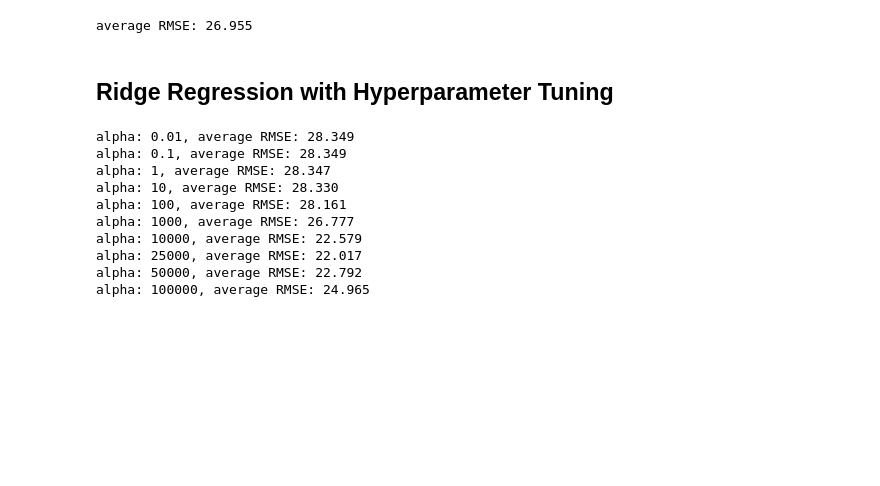
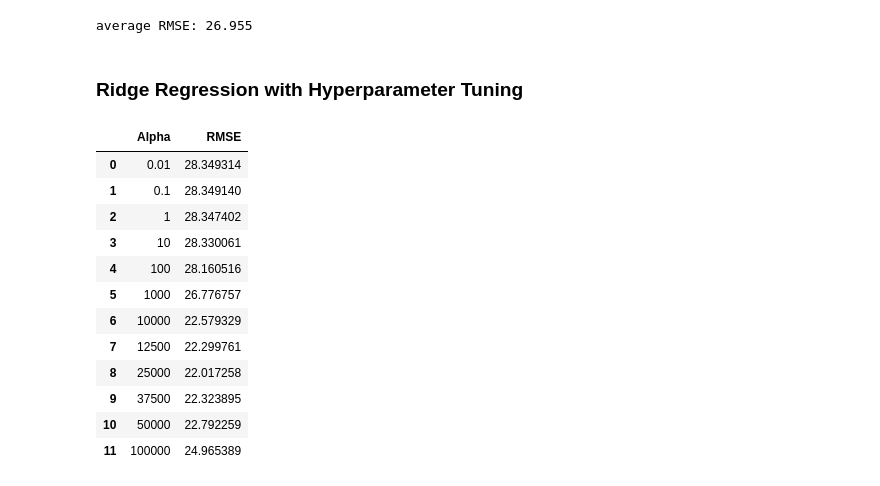
Before and after one commit to alex-lt-kong/data-science, a Jupyter notebook: linear-regression-assumptions/linear-regression-assumptions.ipynb, the cells around one changed output. Saved outputs shown, nothing was run; the diff lists cells and outputs as text; code cells hidden in the pictures; blank space fills up the shorter version.

```diff
--- a/linear-regression-assumptions/linear-regression-assumptions.ipynb
+++ b/linear-regression-assumptions/linear-regression-assumptions.ipynb
@@ -500,40 +500,40 @@ print(f'average RMSE: {rmse:.3f}')
 # %% [output]
 average RMSE: 26.955
 # %% [markdown]
-## Ridge Regression with Hyperparameter Tuning
+### Ridge Regression with Hyperparameter Tuning
 # %%
-from sklearn.linear_model import Ridge
-
-alphas = [0.01, 0.1, 1, 10, 100, 1000, 10000, 25000, 50000, 100000]
+from sklearn.model_selection import GridSearchCV
 
 #ridge = Ridge(alpha=0.23427, fit_intercept=False)
 #ridge_fit = ridge.fit(X=sm.add_constant(X), y=y.values.ravel())
 #rmse = np.average(cross_val_score(estimator=ridge, X=sm.add_constant(X), y=y.values.ravel(), cv=10,
 #                scoring='neg_root_mean_squared_error', n_jobs=3, verbose=0, error_score='raise')) * -1
 #print(f'average RMSE: {rmse:.3f}')
 
 #ridge = Ridge(alpha=0.23427)
 #rmse = np.average(cross_val_score(estimator=ridge, X=X, y=y.values.ravel(), cv=10,
 #                scoring='neg_root_mean_squared_error', n_jobs=3, verbose=0, error_score='raise')) * -1
 #print(f'average RMSE: {rmse:.3f}')
 
-for alpha in alphas:
-    ridge = Ridge(alpha=alpha)
-    rmse = np.average(cross_val_score(estimator=ridge, X=X, y=y.values.ravel(), cv=10,
-                                      scoring='neg_root_mean_squared_error',
-                                      n_jobs=3, verbose=0, error_score='raise')) * -1
-    print(f'alpha: {alpha}, average RMSE: {rmse:.3f}')
-
-
-#mean_squared_error(y_true=y, y_pred=model.predict(X), squared=False)
+clf = GridSearchCV(estimator=Ridge(),
+             param_grid={'alpha':[0.01, 0.1, 1, 10, 100, 1000, 10000, 12500, 25000, 37500, 50000, 100000]},
+             scoring='neg_root_mean_squared_error',
+             n_jobs=3, cv=10, verbose=0, error_score='raise')
+results = clf.fit(X, y)
+#esults.cv_results_['mean_test_score']
+pd.DataFrame({'Alpha': results.cv_results_['param_alpha'],
+              'RMSE': results.cv_results_['mean_test_score'] * -1,})
 # %% [output]
-alpha: 0.01, average RMSE: 28.349
-alpha: 0.1, average RMSE: 28.349
-alpha: 1, average RMSE: 28.347
-alpha: 10, average RMSE: 28.330
-alpha: 100, average RMSE: 28.161
-alpha: 1000, average RMSE: 26.777
-alpha: 10000, average RMSE: 22.579
-alpha: 25000, average RMSE: 22.017
-alpha: 50000, average RMSE: 22.792
-alpha: 100000, average RMSE: 24.965
+|  | Alpha | RMSE |
+| 0 | 0.01 | 28.349314 |
+| 1 | 0.1 | 28.349140 |
+| 2 | 1 | 28.347402 |
+| 3 | 10 | 28.330061 |
+| 4 | 100 | 28.160516 |
+| 5 | 1000 | 26.776757 |
+| 6 | 10000 | 22.579329 |
+| 7 | 12500 | 22.299761 |
+| 8 | 25000 | 22.017258 |
+| 9 | 37500 | 22.323895 |
+| 10 | 50000 | 22.792259 |
+| 11 | 100000 | 24.965389 |
```
Also changed, not shown: parts of 8 cells of this notebook, 1 other file.
